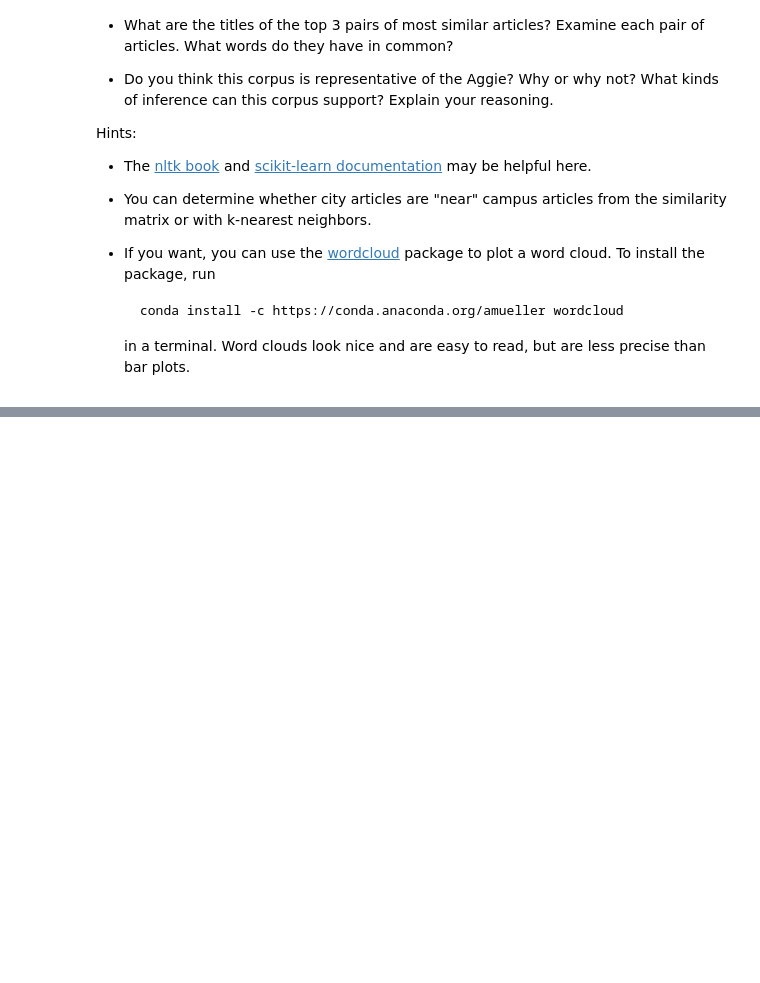
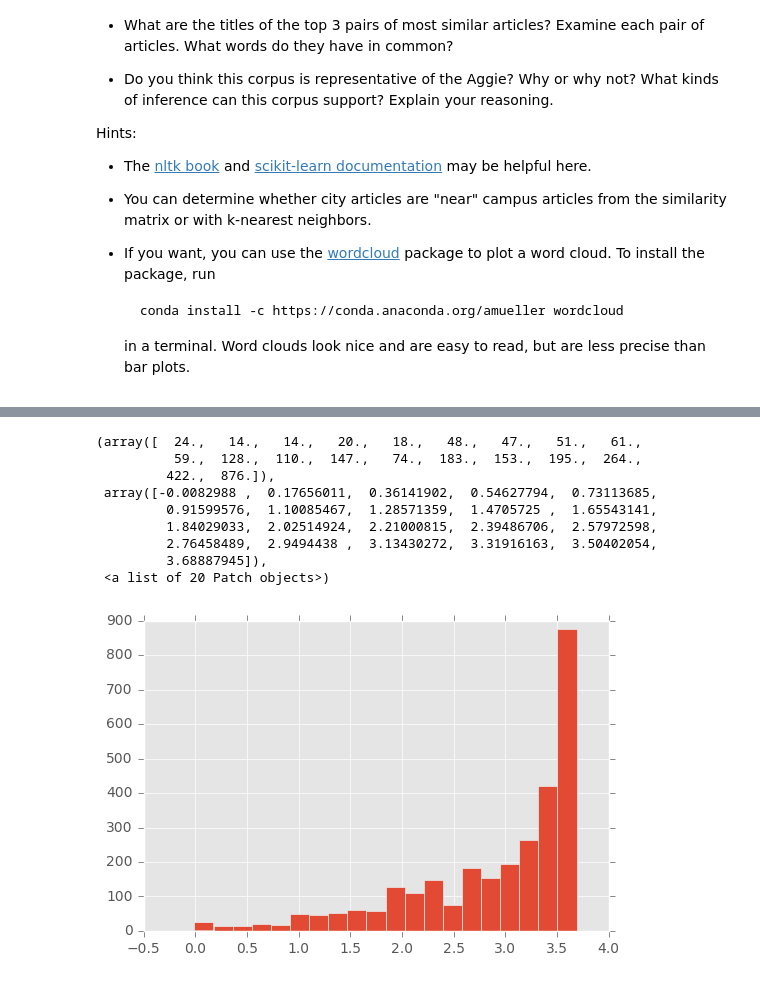
Before and after one commit to jiahtan/STA141B, a Jupyter notebook: HW5/assignment5.ipynb, the cells around one changed output, grey strips where cells are left out. Cells and saved outputs as stored; diff of their text form; code cells hidden in the pictures; blank space fills up the shorter version.

````diff
--- a/HW5/assignment5.ipynb
+++ b/HW5/assignment5.ipynb
@@ -157,8 +195,12 @@ Hints:
     ```
     in a terminal. Word clouds look nice and are easy to read, but are less precise than bar plots.
 # %%
+import numpy as np
 import nltk
 from nltk import corpus
 from nltk.stem.porter import PorterStemmer
 from sklearn.feature_extraction.text import TfidfVectorizer
 from sklearn.neighbors import NearestNeighbors
+from matplotlib import pyplot as plt
+plt.style.use('ggplot')
+%matplotlib inline
@@ -164,0 +321,13 @@ from sklearn.neighbors import NearestNeighbors
+# %%
+plt.hist(idf_smooth.values(),bins=20)
+# %% [output]
+(array([  24.,   14.,   14.,   20.,   18.,   48.,   47.,   51.,   61.,
+          59.,  128.,  110.,  147.,   74.,  183.,  153.,  195.,  264.,
+         422.,  876.]),
+ array([-0.0082988 ,  0.17656011,  0.36141902,  0.54627794,  0.73113685,
+         0.91599576,  1.10085467,  1.28571359,  1.4705725 ,  1.65543141,
+         1.84029033,  2.02514924,  2.21000815,  2.39486706,  2.57972598,
+         2.76458489,  2.9494438 ,  3.13430272,  3.31916163,  3.50402054,
+         3.68887945]),
+ <a list of 20 Patch objects>)
+[figure, added]
````
Also changed, not shown: parts of 18 cells of this notebook, 3 other files.
